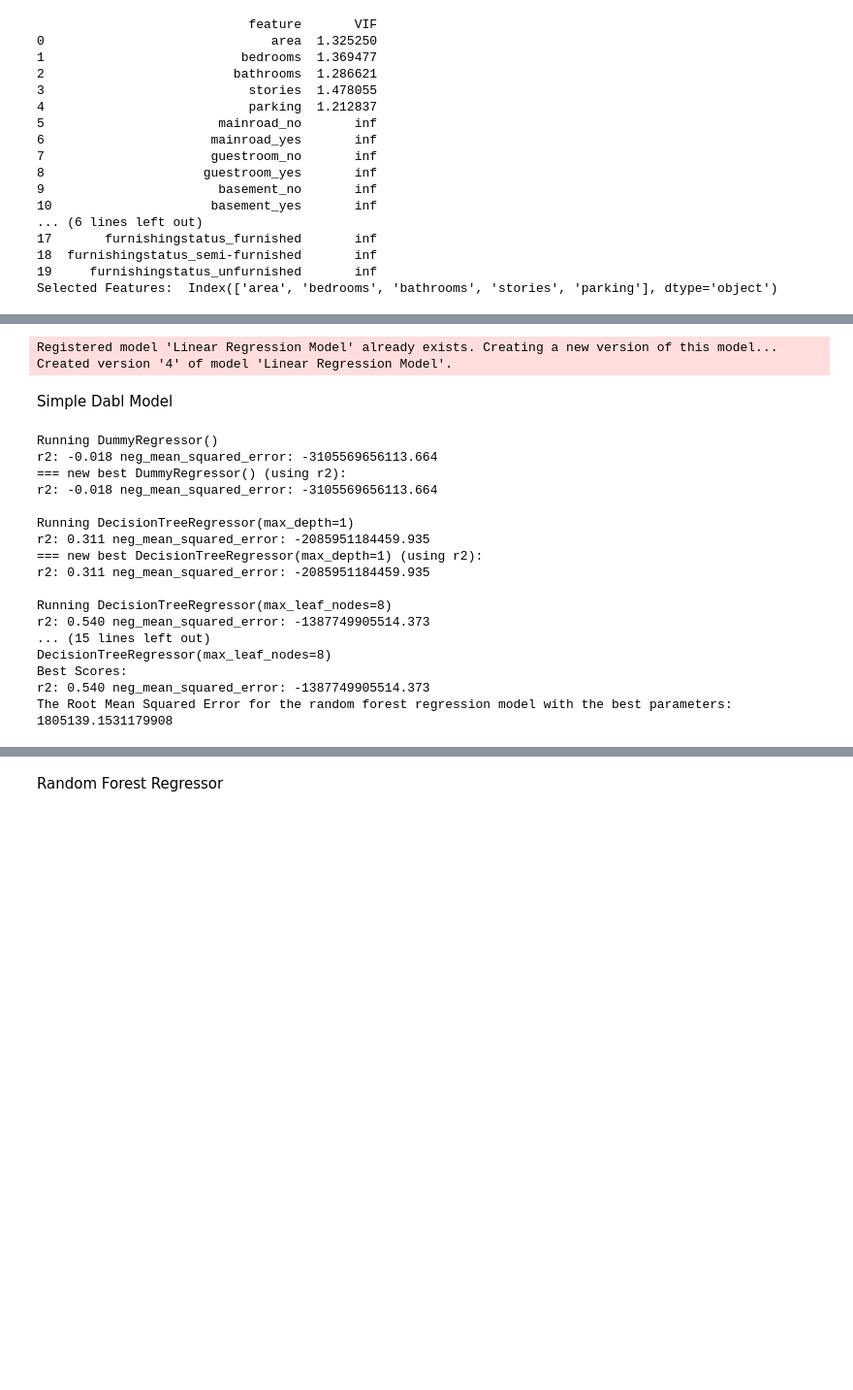
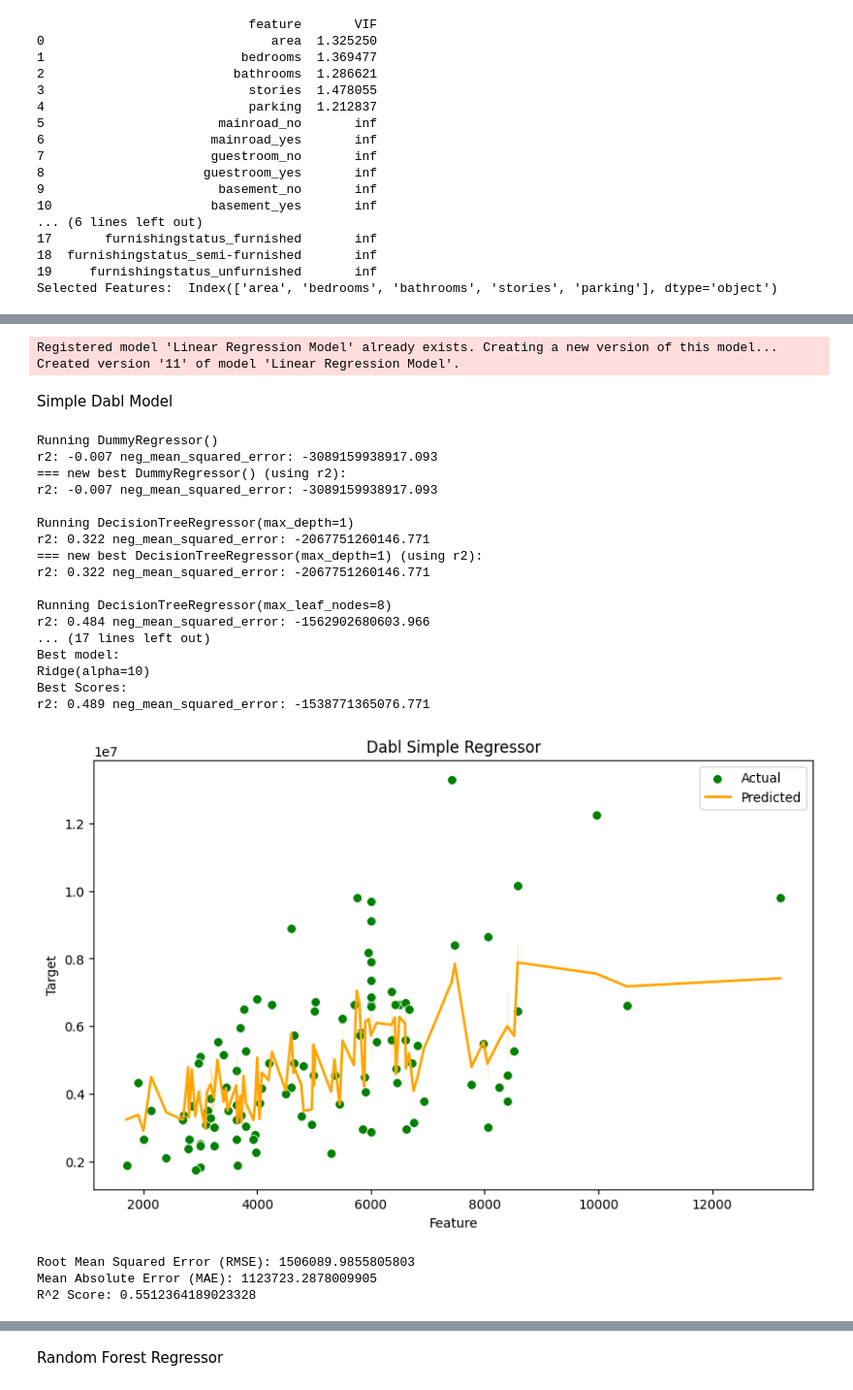
Before and after one commit to angusmf1/HousePricePrediction, a Jupyter notebook: test_model.ipynb, the cells around one changed output, grey strips where cells are left out. Shown: that part at 97% size. Saved outputs shown, nothing was run; the diff lists cells and outputs as text; code cells hidden in the pictures; blank space fills up the shorter version.

```diff
--- a/test_model.ipynb
+++ b/test_model.ipynb
@@ -110,11 +137,13 @@ with mlflow.start_run():
     # Log the hyperparameters
     mlflow.log_params(lr_model.get_params())
 
-    # Log the RMSE metric
+    # Log metrics
     mlflow.log_metric("rmse", rmse)
+    mlflow.log_metric("mae", mae)
+    mlflow.log_metric("r2", r2)
 
     # Set a tag for tracking information
-    mlflow.set_tag("Training Info", "Dataset 2")
+    mlflow.set_tag("Training Info", "Dataset 1")
 
     # Infer the model signature
     signature = infer_signature(X_train, lr_model.predict(X_train))
@@ -129,7 +158,7 @@ with mlflow.start_run():
     )
 # %% [output]
 Registered model 'Linear Regression Model' already exists. Creating a new version of this model...
-Created version '4' of model 'Linear Regression Model'.
+Created version '11' of model 'Linear Regression Model'.
 # %% [markdown]
 Simple Dabl Model
 # %%
@@ -139,28 +168,48 @@ simple_regressor = dabl.SimpleRegressor().fit(X_train, y_train)
 # Predict the target variable
 pred = simple_regressor.predict(X_test)
 
-# Compute the Root Mean Squared Error
+# Compute the performance metrics
 rmse = np.sqrt(metrics.mean_squared_error(y_test, pred))
-
-print("The Root Mean Squared Error for the random forest regression model with the best parameters:", rmse)
+mae = metrics.mean_absolute_error(y_test, pred)
+r2 = metrics.r2_score(y_test, pred)
 # %% [output]
 Running DummyRegressor()
-r2: -0.018 neg_mean_squared_error: -3105569656113.664
+r2: -0.007 neg_mean_squared_error: -3089159938917.093
 === new best DummyRegressor() (using r2):
-r2: -0.018 neg_mean_squared_error: -3105569656113.664
+r2: -0.007 neg_mean_squared_error: -3089159938917.093
 
 Running DecisionTreeRegressor(max_depth=1)
-r2: 0.311 neg_mean_squared_error: -2085951184459.935
+r2: 0.322 neg_mean_squared_error: -2067751260146.771
 === new best DecisionTreeRegressor(max_depth=1) (using r2):
-r2: 0.311 neg_mean_squared_error: -2085951184459.935
+r2: 0.322 neg_mean_squared_error: -2067751260146.771
 
 Running DecisionTreeRegressor(max_leaf_nodes=8)
-r2: 0.540 neg_mean_squared_error: -1387749905514.373
-... (15 lines left out)
-DecisionTreeRegressor(max_leaf_nodes=8)
+r2: 0.484 neg_mean_squared_error: -1562902680603.966
+... (17 lines left out)
+Best model:
+Ridge(alpha=10)
 Best Scores:
-r2: 0.540 neg_mean_squared_error: -1387749905514.373
-The Root Mean Squared Error for the random forest regression model with the best parameters: 1805139.1531179908
+r2: 0.489 neg_mean_squared_error: -1538771365076.771
+# %%
+# Generate a plot
+plt.figure(figsize=(10, 6))
+sns.scatterplot(x=X_test.iloc[:, 0], y=y_test, color='green', label='Actual', s=50)
+sns.lineplot(x=X_test.iloc[:, 0], y=pred, color='orange', label='Predicted', linewidth=2)
+plt.xlabel('Feature')
+plt.ylabel('Target')
+plt.title('Dabl Simple Regressor')
+plt.legend()
+plt.show()
+
+# Display performance metrics
+print("Root Mean Squared Error (RMSE):", rmse)
+print("Mean Absolute Error (MAE):", mae)
+print("R^2 Score:", r2)
+# %% [output]
+[figure, added]
+Root Mean Squared Error (RMSE): 1506089.9855805803
+Mean Absolute Error (MAE): 1123723.2878009905
+R^2 Score: 0.5512364189023328
 # %%
 # Implement MLflow
 with mlflow.start_run():
```
Also changed, not shown: parts of 17 cells of this notebook.
